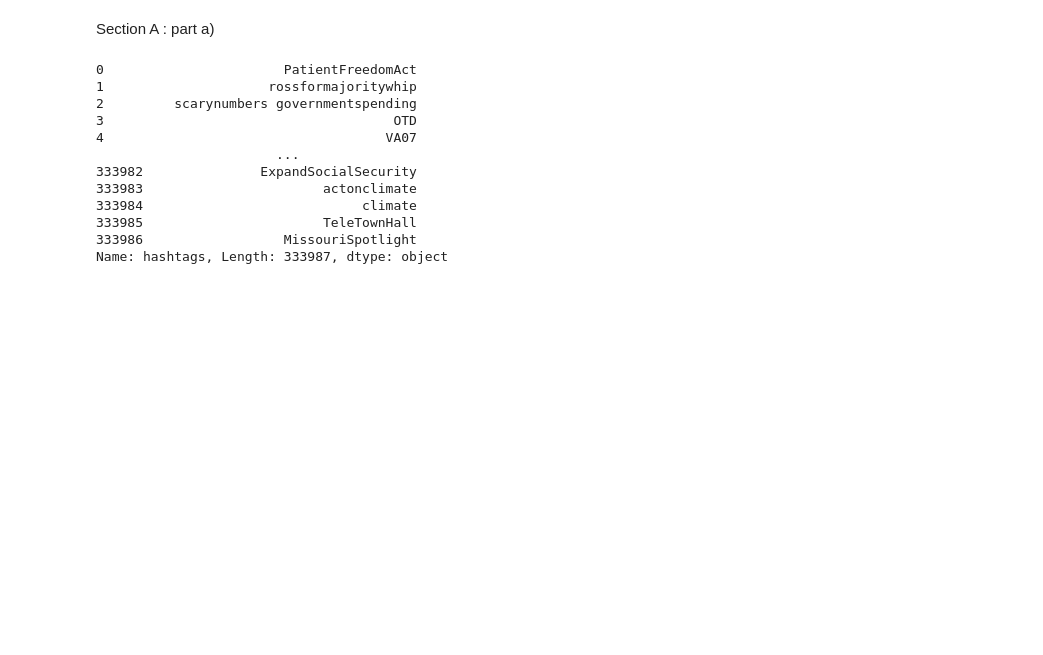
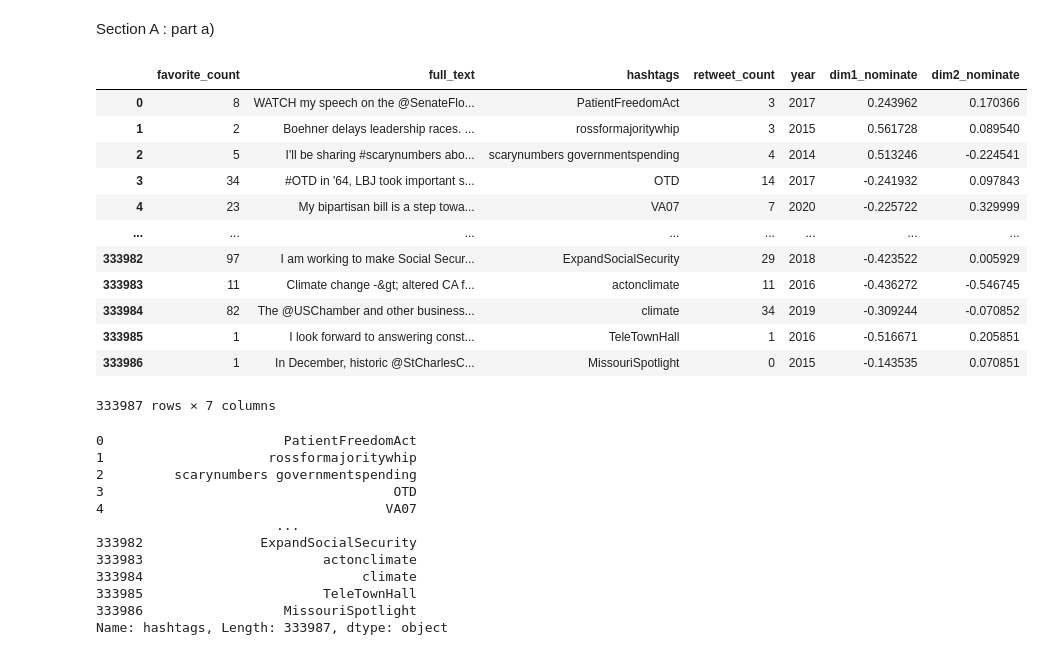
Before and after one commit to shyamc757/regression_modeling_of_political_ideology, a Jupyter notebook: descriptive.ipynb, the cells around one changed output. Drawn from its saved outputs; the diff is of its cells as text; code cells hidden in the pictures; blank space fills up the shorter version.

```diff
--- a/descriptive.ipynb
+++ b/descriptive.ipynb
@@ -15,5 +15,28 @@ training_data.head(5)
 | 4 | 23 | b'My bipartisan bill is a step to... | VA07 | 7 | 2020 | -0.225722 | 0.329999 |
 # %% [markdown]
 Section A : part a)
+# %%
+import ast
+def convert_to_bytes_string_and_decode_to_string(text):
+    byte_string = ast.literal_eval(text)
+    return byte_string.decode('utf-8')
+
+training_data['full_text'] = training_data['full_text'].apply(convert_to_bytes_string_and_decode_to_string)
+
+training_data
+# %% [output]
+|  | favorite_count | full_text | hashtags | retweet_count | year | dim1_nominate | dim2_nominate |
+| 0 | 8 | WATCH my speech on the @SenateFlo... | PatientFreedomAct | 3 | 2017 | 0.243962 | 0.170366 |
+| 1 | 2 | Boehner delays leadership races. ... | rossformajoritywhip | 3 | 2015 | 0.561728 | 0.089540 |
+| 2 | 5 | I'll be sharing #scarynumbers abo... | scarynumbers governmentspending | 4 | 2014 | 0.513246 | -0.224541 |
+| 3 | 34 | #OTD in '64, LBJ took important s... | OTD | 14 | 2017 | -0.241932 | 0.097843 |
+| 4 | 23 | My bipartisan bill is a step towa... | VA07 | 7 | 2020 | -0.225722 | 0.329999 |
+| ... | ... | ... | ... | ... | ... | ... | ... |
+| 333982 | 97 | I am working to make Social Secur... | ExpandSocialSecurity | 29 | 2018 | -0.423522 | 0.005929 |
+| 333983 | 11 | Climate change -&gt; altered CA f... | actonclimate | 11 | 2016 | -0.436272 | -0.546745 |
+| 333984 | 82 | The @USChamber and other business... | climate | 34 | 2019 | -0.309244 | -0.070852 |
+| 333985 | 1 | I look forward to answering const... | TeleTownHall | 1 | 2016 | -0.516671 | 0.205851 |
+| 333986 | 1 | In December, historic @StCharlesC... | MissouriSpotlight | 0 | 2015 | -0.143535 | 0.070851 |
+333987 rows × 7 columns
 # %%
 df_training = pd.DataFrame(data=training_data)
```
Also changed, not shown: parts of 6 cells of this notebook.
